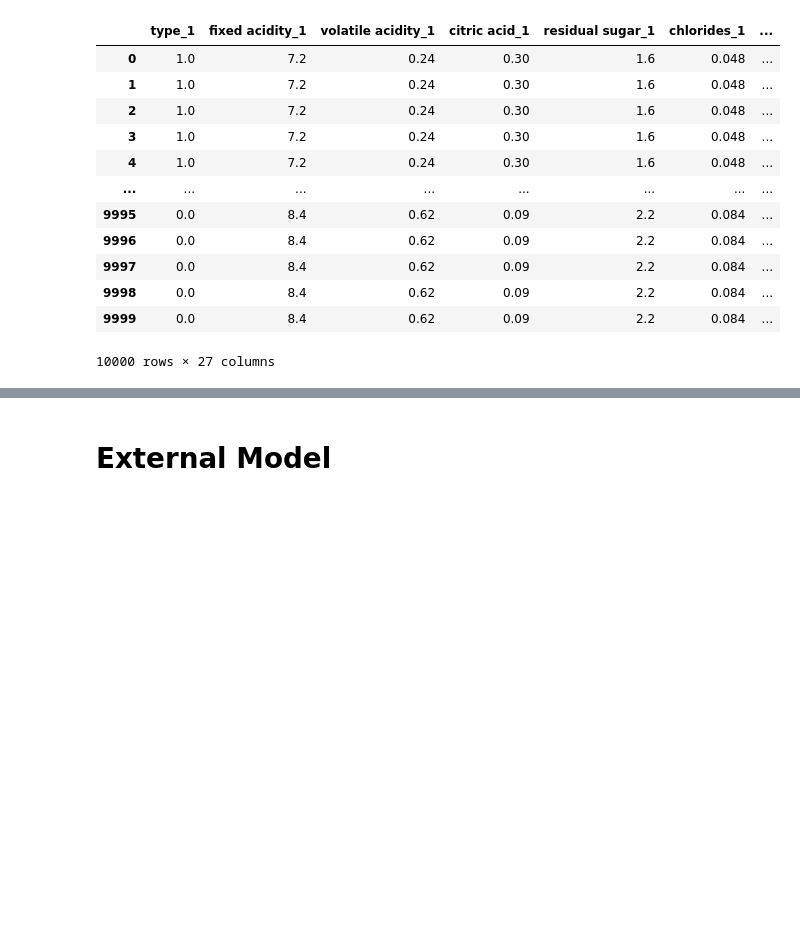
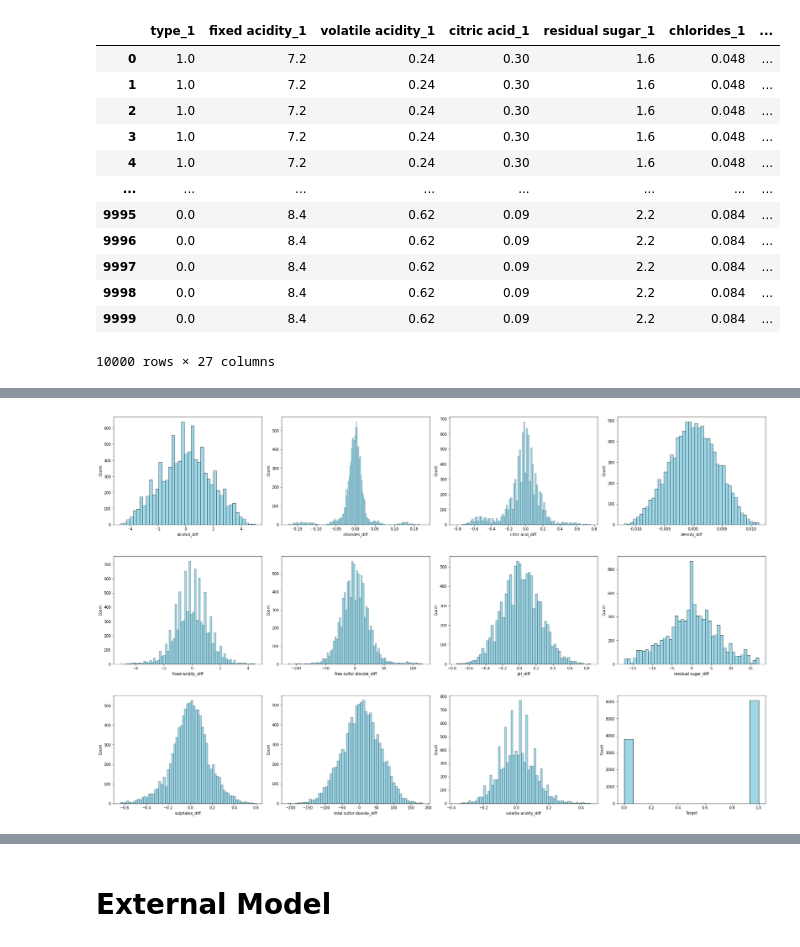
Before and after one commit to RayHYAN/INST0060_GroupWork, a Jupyter notebook: PROJECT CODE/External_models.ipynb, the cells around one changed output, grey strips where cells are left out. Drawn from its saved outputs; the diff is of its cells as text; code cells hidden in the pictures; blank space fills up the shorter version.

```diff
--- a/PROJECT CODE/External_models.ipynb
+++ b/PROJECT CODE/External_models.ipynb
@@ -82,0 +117,13 @@ R_train_inputs,R_train_targets,R_test_inputs,R_test_targets = dframe_train_test_
+# %%
+# Histograms checking whether features are skewed
+# possible idea for discussion: volatile acidity_dff
+fig, ax = plt.subplots(ncols=4, nrows=3, figsize=(25,15))
+index = 0
+# White wine
+ax = ax.flatten()
+for col, value in white_concat.items():
+    sns.histplot(value, ax=ax[index], color="#7ccae0")
+    index += 1
+plt.tight_layout(pad=0.5, w_pad=0.7, h_pad=5.0)
+# %% [output]
+[figure, added]
```
Also changed, not shown: parts of 25 cells of this notebook, 1 other file.
